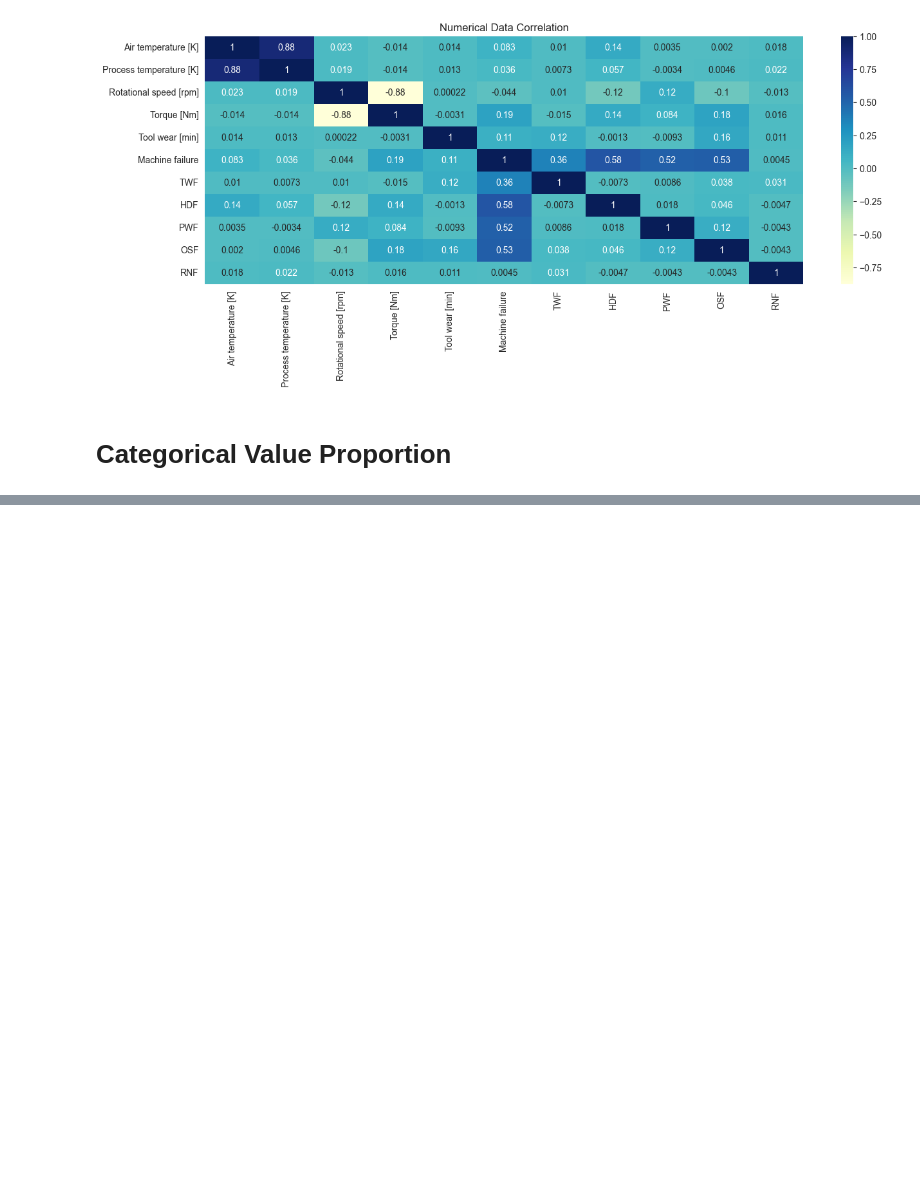
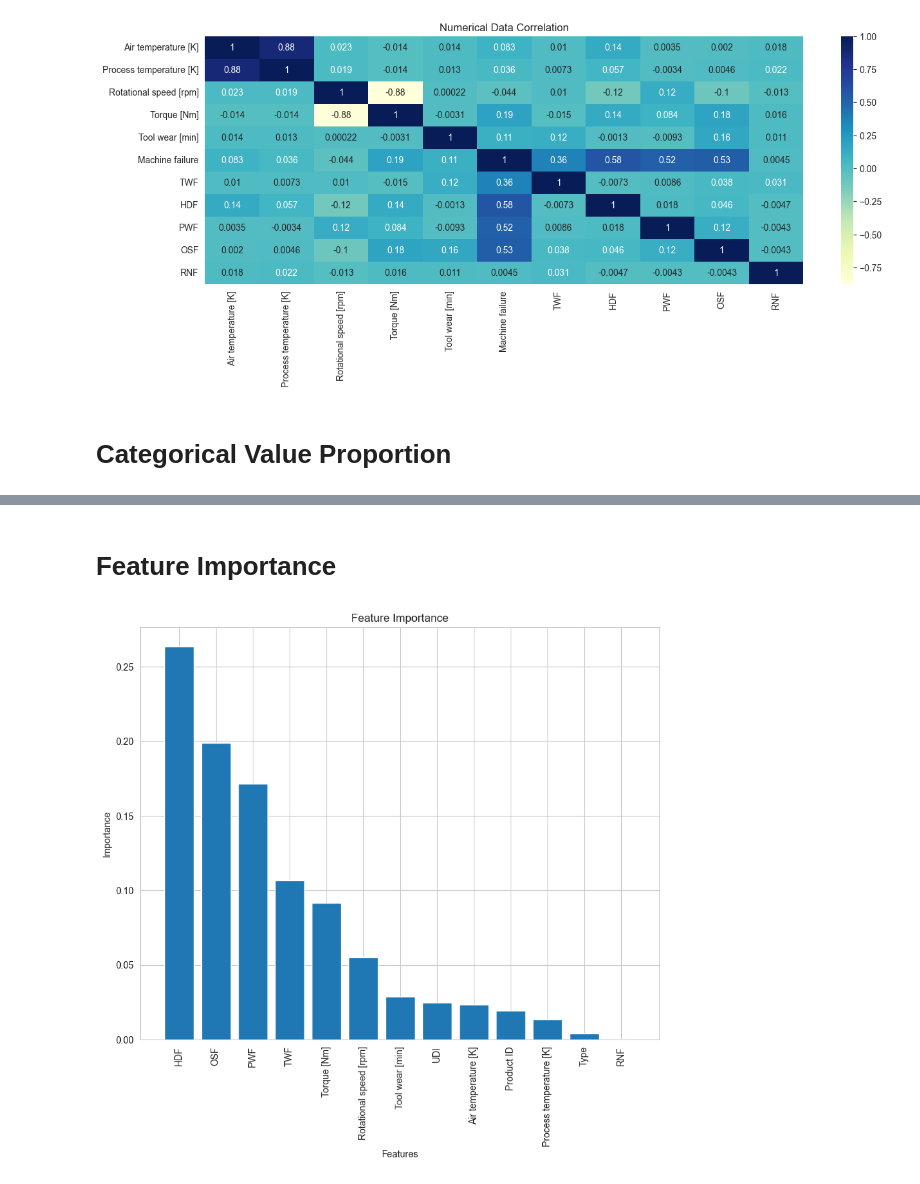
Before and after one commit to adrn-mm/mlzoomcamp_midterm_project, a Jupyter notebook: notebook/EDA.ipynb, the cells around one changed output, grey strips where cells are left out. Saved outputs shown, nothing was run; the diff lists cells and outputs as text; code cells hidden in the pictures; blank space fills up the shorter version.

```diff
--- a/notebook/EDA.ipynb
+++ b/notebook/EDA.ipynb
@@ -148,0 +161,39 @@ viz.plot_pie_chart(categorical_df['Type'].value_counts().reset_index(), 'Type',
+# %% [markdown]
+# Feature Importance
+# %%
+# Pisahkan fitur dan target
+X = df.drop('Machine failure', axis=1)
+y = df['Machine failure']
+
+# Ubah data kategorikal menjadi numerik jika perlu
+label_encoders = {}
+for column in X.select_dtypes(include=['object']).columns:
+    label_encoders[column] = LabelEncoder()
+    X[column] = label_encoders[column].fit_transform(X[column])
+
+# Membagi dataset menjadi set pelatihan dan pengujian
+X_train, X_test, y_train, y_test = train_test_split(X, y, test_size=0.2, random_state=42)
+
+# Inisialisasi RandomForestClassifier
+clf = RandomForestClassifier(n_estimators=100, random_state=42)
+# Latih model
+clf.fit(X_train, y_train)
+
+# Dapatkan feature importance
+feature_importances = pd.DataFrame(clf.feature_importances_,
+                                   index = X_train.columns,
+                                   columns=['importance']).sort_values('importance', ascending=False)
+
+# Mengurutkan fitur berdasarkan importance
+feature_importances = feature_importances.sort_values('importance', ascending=False)
+
+# Membuat bar chart
+plt.figure(figsize=(10, 8))
+plt.bar(feature_importances.index, feature_importances['importance'])
+plt.xlabel('Features')
+plt.ylabel('Importance')
+plt.xticks(rotation=90)  # Memutar label pada x-axis agar mudah dibaca
+plt.title('Feature Importance')
+plt.show()
+# %% [output]
+[figure, added]
```
Also changed, not shown: parts of 7 cells of this notebook, 3 other files.
